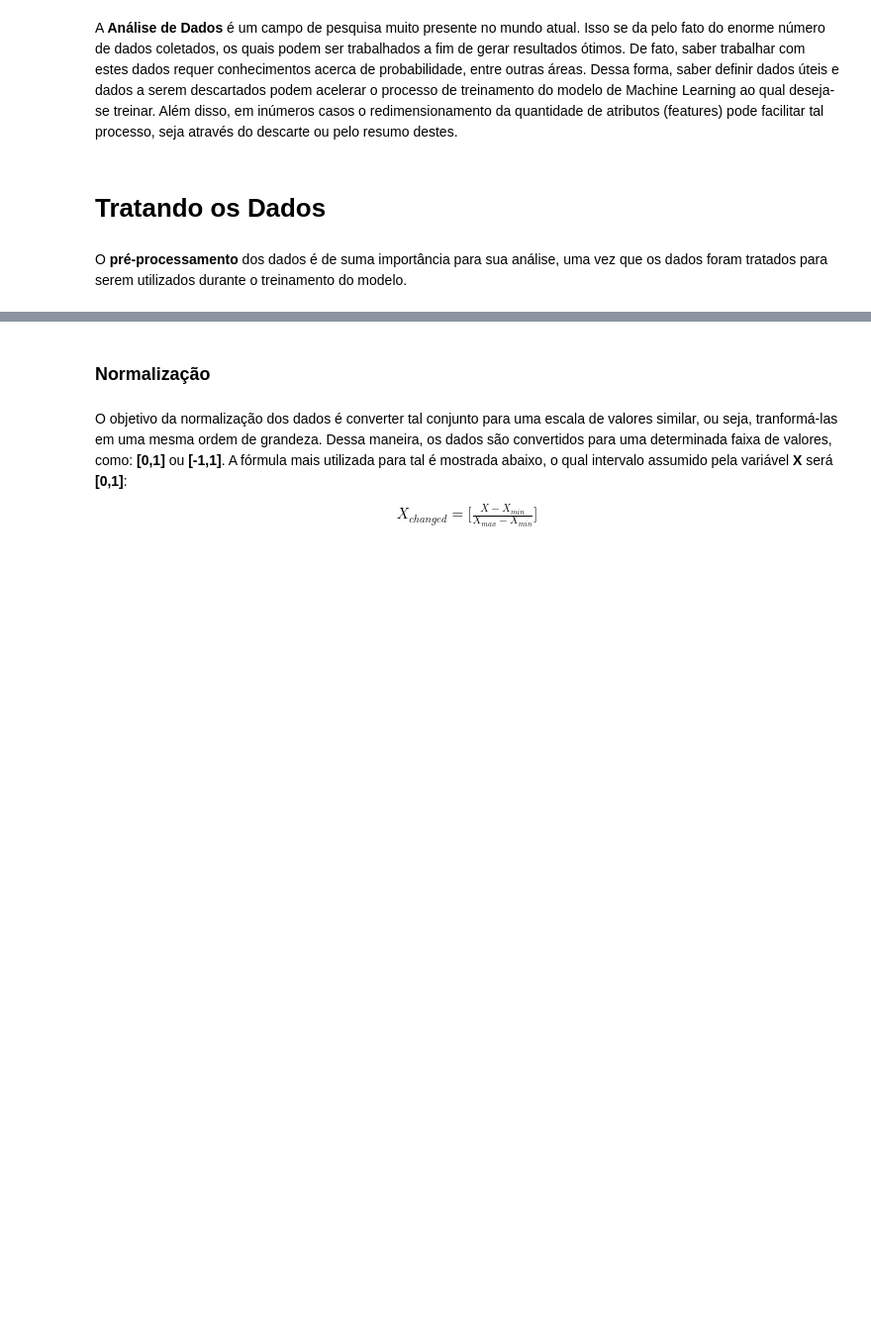
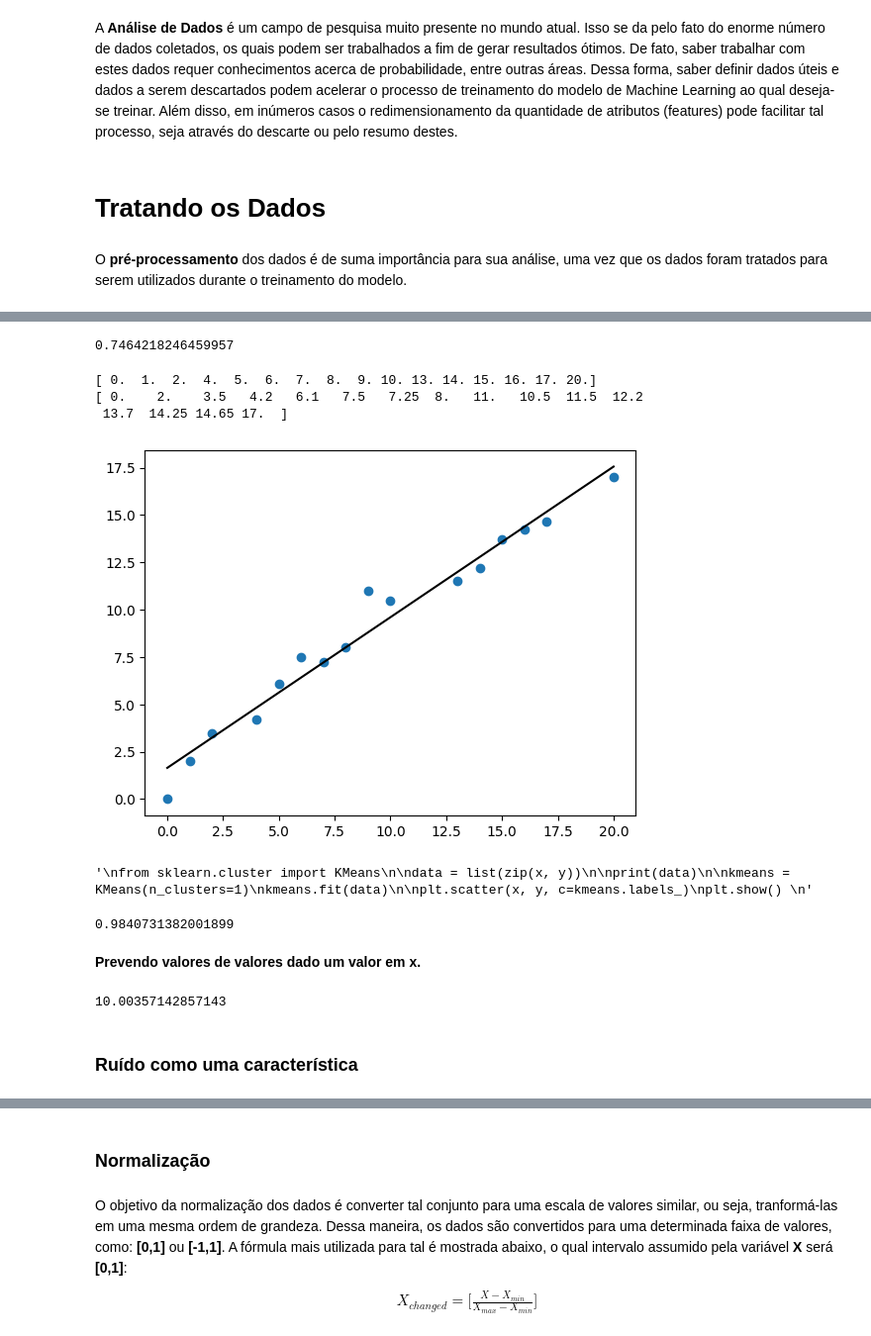
Before and after one commit to Joaohsd/artificial-intelligence, a Jupyter notebook: Materiais/Notebooks/Introducao/dataAnalysis.ipynb, the cells around one changed output, grey strips where cells are left out. Shown at 99% size. Cells and saved outputs as stored; diff of their text form; code cells hidden in the pictures; blank space fills up the shorter version.

```diff
--- a/Materiais/Notebooks/Introducao/dataAnalysis.ipynb
+++ b/Materiais/Notebooks/Introducao/dataAnalysis.ipynb
@@ -123,0 +73,65 @@ Este tipo de ruído é introduzido quando, baseado em um conjunto de caracterís
+# %%
+# Verificando a relação entre as variáveis
+print(r)
+# %% [output]
+0.7464218246459957
+# %%
+# Retirando os outliers
+x_new = np.zeros(npoints, dtype = float)
+y_new = np.zeros(npoints, dtype = float)
+
+k = 0
+
+for i  in range(len(mymodel)):
+    if(abs(y[i] - mymodel[i]) <= y_var):
+        y_new[k] = y[i]
+        x_new[k] = x[i]
+        k = k + 1
+
+print(x_new)
+print(y_new)
+
+# Utilizando a regressão linear para recriação do modelo matemático preditivo
+slope, intercept, r, p, std_err = stats.linregress(x_new, y_new)
+
+# Mapeando os valores de x e o modelo preditivo
+mymodel = list(map(myfunc, x_new))
+
+plt.scatter(x_new, y_new)
+plt.plot(x_new, mymodel, 'k')
+plt.show()
+
+# Tentativa de categorização, utilizando o K-Means
+'''
+from sklearn.cluster import KMeans
+
+data = list(zip(x, y))
+
+print(data)
+
+kmeans = KMeans(n_clusters=1)
+kmeans.fit(data)
+
+plt.scatter(x, y, c=kmeans.labels_)
+plt.show()
+'''
+# %% [output]
+[ 0.  1.  2.  4.  5.  6.  7.  8.  9. 10. 13. 14. 15. 16. 17. 20.]
+[ 0.    2.    3.5   4.2   6.1   7.5   7.25  8.   11.   10.5  11.5  12.2
+ 13.7  14.25 14.65 17.  ]
+[figure, added]
+'\nfrom sklearn.cluster import KMeans\n\ndata = list(zip(x, y))\n\nprint(data)\n\nkmeans = KMeans(n_clusters=1)\nkmeans.fit(data)\n\nplt.scatter(x, y, c=kmeans.labels_)\nplt.show() \n'
+# %%
+### Melhora efetiva na correlação, retirando os outliers
+print(r)
+# %% [output]
+0.9840731382001899
+# %% [markdown]
+**Prevendo valores de valores dado um valor em x.**
+# %%
+valor = myfunc(10.5)
+print(valor)
+# %% [output]
+10.00357142857143
+# %% [markdown]
+### **Ruído como uma característica**
```
Also changed, not shown: parts of 31 cells of this notebook, 2 other files.
